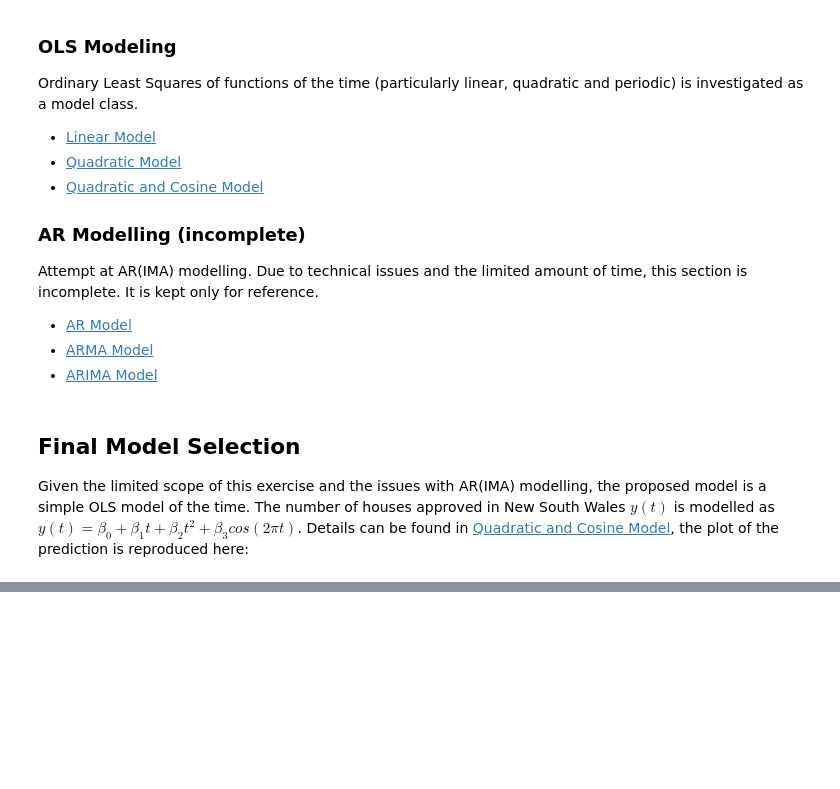
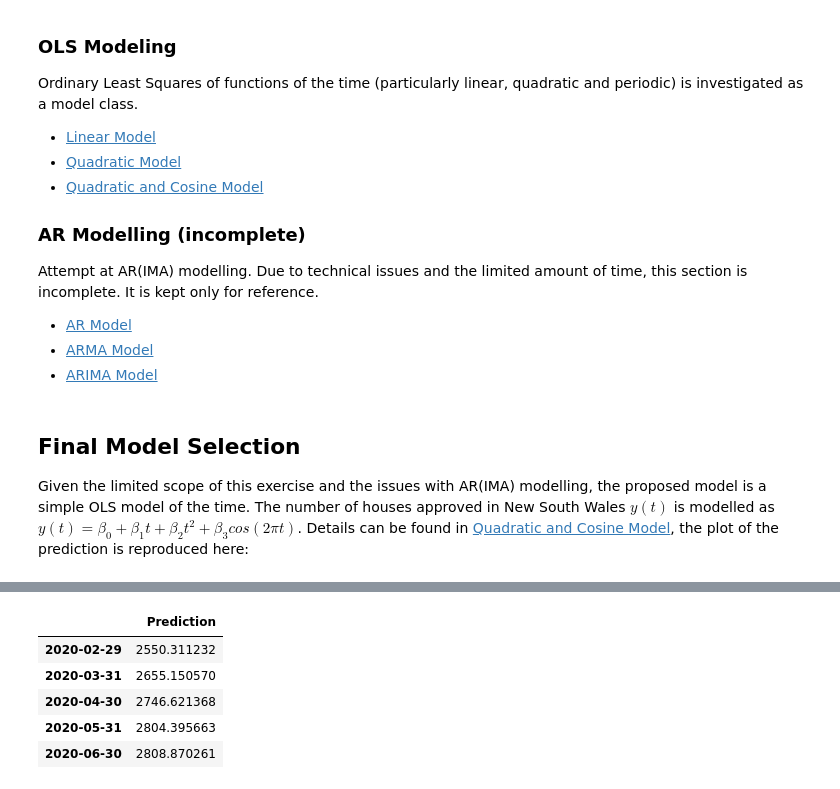
Before and after one commit to luphord/australian-housing-exercise, a Jupyter notebook: notebooks/0.0-Overview.ipynb, the cells around one changed output, grey strips where cells are left out. Drawn from its saved outputs; the diff is of its cells as text; code cells hidden in the pictures; blank space fills up the shorter version.

```diff
--- a/notebooks/0.0-Overview.ipynb
+++ b/notebooks/0.0-Overview.ipynb
@@ -51,0 +52,9 @@ history_and_prediction_plot(fig, ts, model_fit, regr, '2020-07-01', 'M', 0.05);
+# %%
+prediction.tail()
+# %% [output]
+|  | Prediction |
+| 2020-02-29 | 2550.311232 |
+| 2020-03-31 | 2655.150570 |
+| 2020-04-30 | 2746.621368 |
+| 2020-05-31 | 2804.395663 |
+| 2020-06-30 | 2808.870261 |
```
Also changed, not shown: parts of 1 cell of this notebook, 11 other files.
